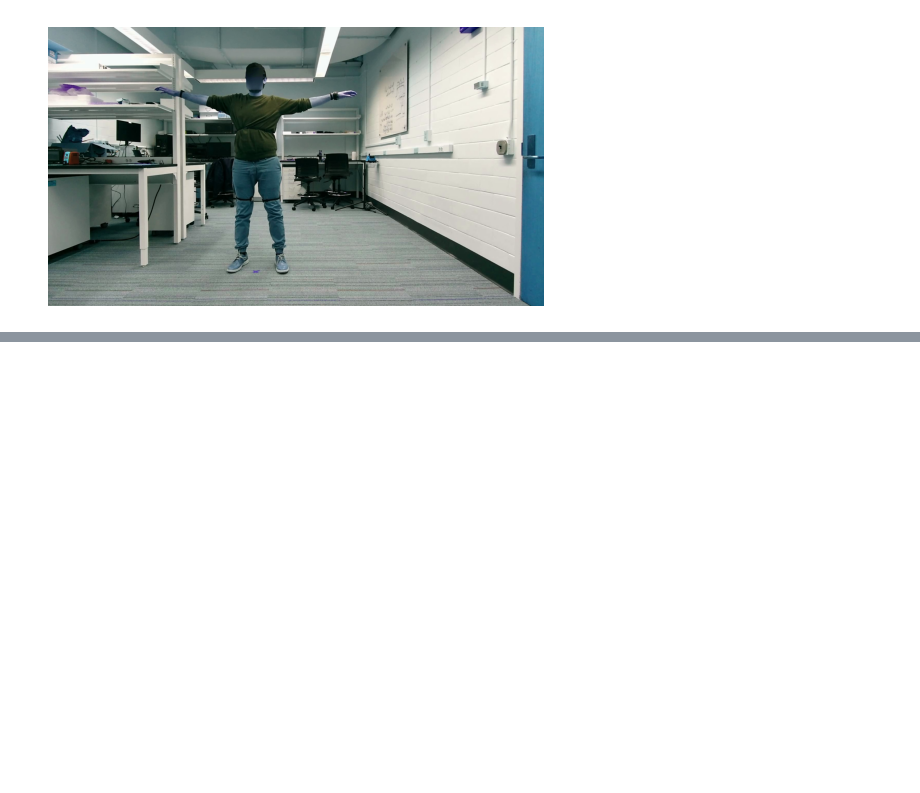
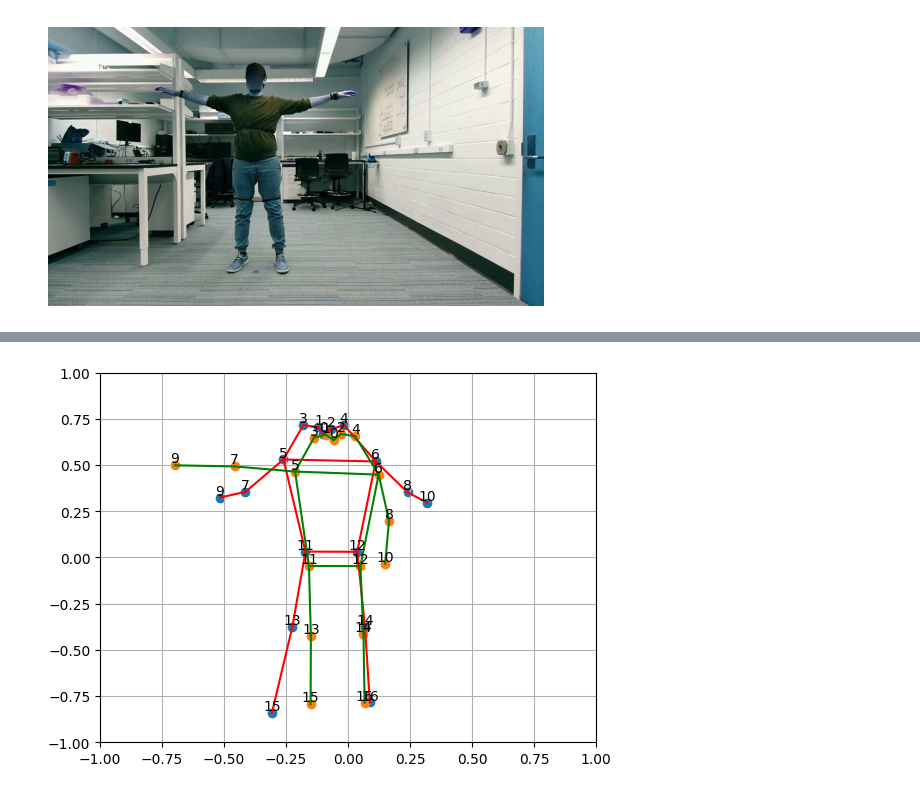
Before and after one commit to dmadhitama/MARS-exp, a Jupyter notebook: gt_visualization.ipynb, the cells around one changed output, grey strips where cells are left out. Cells and saved outputs as stored; diff of their text form; code cells hidden in the pictures; blank space fills up the shorter version.

```diff
--- a/gt_visualization.ipynb
+++ b/gt_visualization.ipynb
@@ -213,0 +152,2 @@ plot_skeletons(skeletons, chains_ixs)
+# %%
+n_keypoints = 51
@@ -213,0 +201,48 @@ plot_skeletons(skeletons, chains_ixs)
+# %%
+idx = 100
+
+fig, ax = plt.subplots()
+
+################ Plot prediction ################
+pts = np.reshape(outputs[idx].cpu(), (3,17))
+ax.scatter(pts[x_axis], pts[y_axis])
+for i, (x_coord, y_coord) in enumerate(zip(pts[x_axis], pts[y_axis]), start=0):
+    plt.annotate(
+        str(i),
+        (x_coord, y_coord),
+        textcoords="offset points",
+        xytext=(0, 2),
+        ha="center"
+    )
+
+# Plot the skeleton
+for connection in connections:
+    pt1 = pts[:, connection[0]]
+    pt2 = pts[:, connection[1]]
+    ax.plot([pt1[x_axis], pt2[x_axis]], [pt1[y_axis], pt2[y_axis]], 'r-')
+
+
+################ Plot reference ################
+pts = np.reshape(labels_validate[idx], (3,17))
+ax.scatter(pts[x_axis], pts[y_axis])
+for i, (x_coord, y_coord) in enumerate(zip(pts[x_axis], pts[y_axis]), start=0):
+    plt.annotate(
+        str(i),
+        (x_coord, y_coord),
+        textcoords="offset points",
+        xytext=(0, 2),
+        ha="center"
+    )
+
+# Plot the skeleton
+for connection in connections:
+    pt1 = pts[:, connection[0]]
+    pt2 = pts[:, connection[1]]
+    ax.plot([pt1[x_axis], pt2[x_axis]], [pt1[y_axis], pt2[y_axis]], 'g-')
+
+ax.set_xlim(-1, 1)
+ax.set_ylim(-1, 1)
+plt.grid()
+plt.show()
+# %% [output]
+[figure, added]
```
Also changed, not shown: parts of 17 cells of this notebook, 50 other files.
